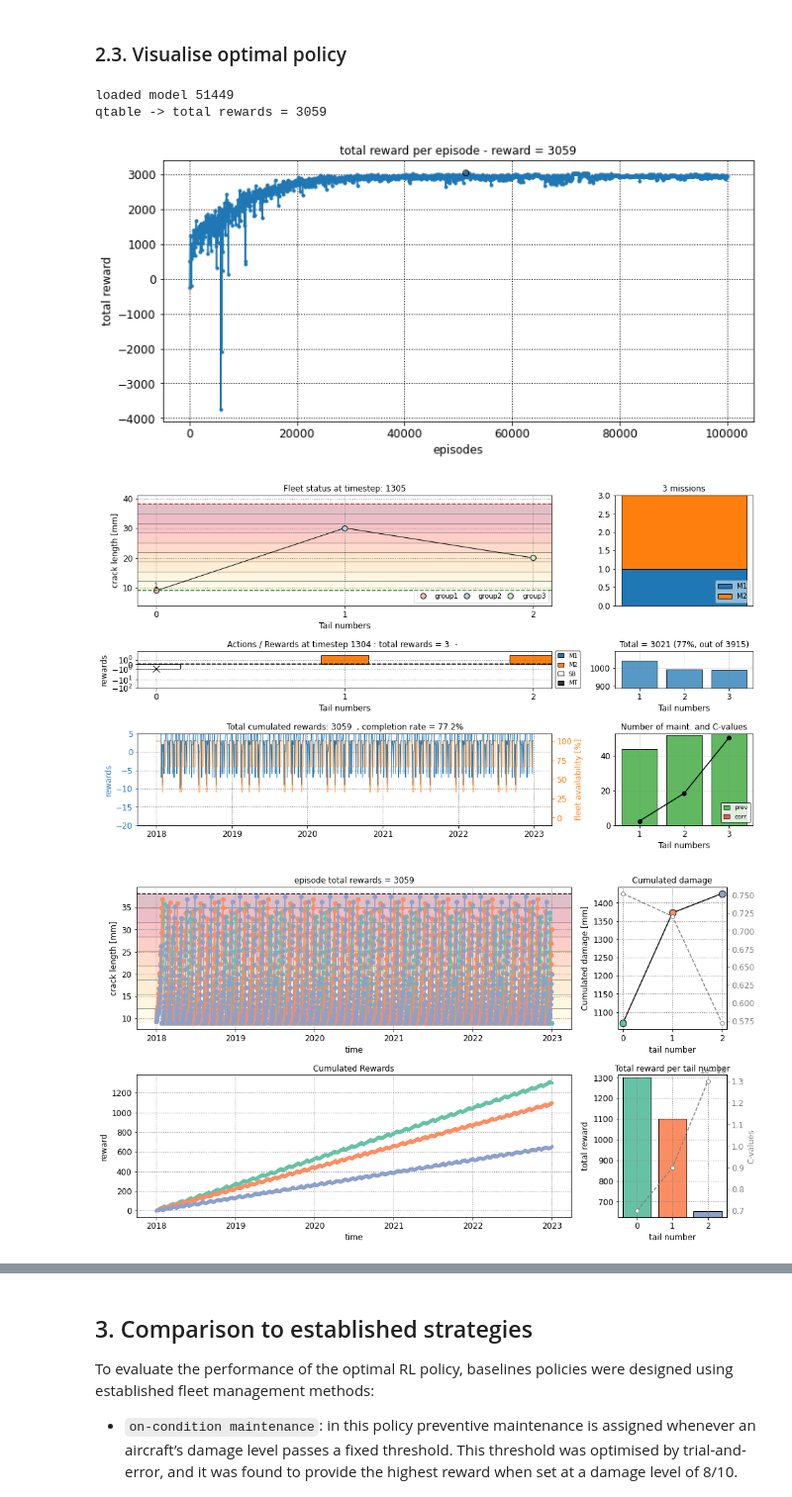
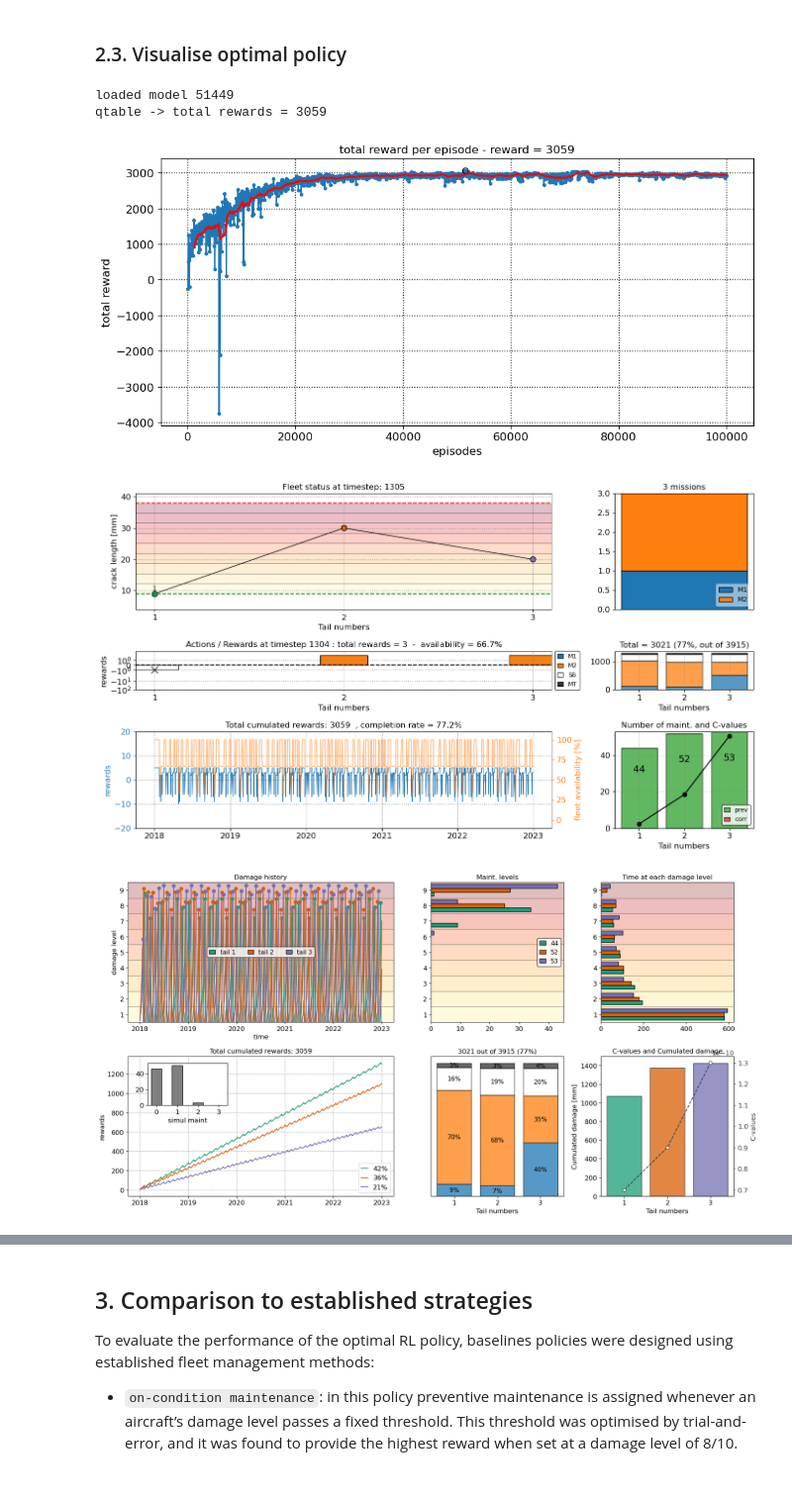
Before and after one commit to UNSW-MCM/RLfleet, a Jupyter notebook: fleet_optimisation_Qtable_3aircraft.ipynb, the cells around one changed output, grey strips where cells are left out. Shown at 99% size. Cells and saved outputs as stored; diff of their text form; code cells hidden in the pictures.

```diff
--- a/fleet_optimisation_Qtable_3aircraft.ipynb
+++ b/fleet_optimisation_Qtable_3aircraft.ipynb
@@ -313,73 +311,39 @@ with open(os.path.join(fp_models,'qtable_%d.pkl'%idx_model),'rb') as f:
     q_table = pickle.load(f)
 print('loaded model %d'%idx_model)
 
 # plot reward time-series
 n_end = int(n_episodes/step)
 fig,ax = plt.subplots(1,1,figsize=(10,5),tight_layout=True)
 ax.grid(which='major',ls=':',c='k',lw=1)
 indices = (np.arange(n_end)+1)*step-1
 reward_per_episode = reward_per_episode[:n_end]
 ax.plot(indices,reward_per_episode,'C0o-',ms=3)
 ax.set(title='total reward per episode - reward = %d'%(np.max(reward_per_episode)),
        xlabel='episodes',ylabel='total reward')
 ax.plot(idx_model,np.max(reward_per_episode),'ko',mfc='none')
+window = 25
+ma = np.convolve(reward_per_episode, np.ones(window), 'valid') / window
+ax.plot(indices[window-1:],ma,'r-',lw=2)
 fig.savefig(os.path.join(fp,'reward_per_episode.jpg'),dpi=200)
 
 # run one episode with optimal policy
 env.reset()
 damage_ts, reward_ts, qvals = opfleet.episode_qtable(q_table,env)
 print('qtable -> total rewards = %d'%np.nansum(reward_ts))
 # plot fleet status at last timestep
 fig = env.fleet_status()
 fig.savefig(os.path.join(fp,'status_final.jpg'))
 # plot time-series
-fig = opfleet.plot_damage_and_reward(damage_ts,reward_ts,env)
+fig = opfleet.plot_episode(damage_ts,reward_ts,env)
 fig.savefig(os.path.join(fp,'ts_final.jpg'))
 
 # visualise policy map (preferred action for each state)
 # plot Qval map
-colors = sns.color_palette('Paired',10)
-colors_actions = [colors[0],colors[1],colors[4],colors[5]]
-fig,ax = plt.subplots(3,9,figsize=(19,7.82),tight_layout=True,)
-combinations = ([0,1,2],[0,2,1],[1,2,0])
-states = np.arange(1,10)
-for k in range(len(combinations)):
-    for i,sss in enumerate(states):
-        ax[k,i].grid(which='major',ls=':',c='k',lw=1)
-        if i == 0:
-            ax[k,i].set(xlabel='tail #%d'%(combinations[k][0]+1),
-                        ylabel='tail #%d'%(combinations[k][1]+1),
-                        xticks=np.arange(1,env.dlevels),
-                        yticks=np.arange(1,env.dlevels))
-        ax[k,i].set(title='%d'%sss,xticks=[],yticks=[])
-        ax[k,i].axis('equal')
-        for s in states:
-            for ss in states:
-                state = np.zeros(3)
-                state[combinations[k][0]] = s
-                state[combinations[k][1]] = ss
-                state[combinations[k][2]] = sss
-                state = '[%d %d %d]'%(state[0],state[1],state[2])
-                if not state in q_table: continue
-                if np.all(np.isnan(q_table[state])): continue
-                best_action = np.nanargmax(q_table[state])
-                action_pair = env.possible_actions[best_action]
-                state_arr = np.fromstring(state[1:-1],dtype=int, sep=' ')
-                ax[k,i].plot(state_arr[combinations[k][0]],state_arr[combinations[k][1]],marker=11,
-                           color=colors_actions[action_pair[combinations[k][0]]],ms=10,mec='k')
-                ax[k,i].plot(state_arr[combinations[k][0]],state_arr[combinations[k][1]],marker=10,
-                           color=colors_actions[action_pair[combinations[k][1]]],ms=10,mec='k')
-
-handles = []
-for kk,key in enumerate(env.actions):
-    handles.append(mpatches.Patch(fc=colors_actions[kk],ec='k',label=key))
-ax[-1,-1].legend(handles=handles,loc='center left',fontsize=14,
-          handlelength=1,edgecolor='k',bbox_to_anchor=[1,0.5],
-          title='Actions')
-fig.savefig(os.path.join(fp,'policy_map.jpg'))
+figs = opfleet.plot_qvals3(q_table, env)
+for k,fig in enumerate(figs): fig.savefig(os.path.join(fp,'tail%d_policymap.jpg'%k),dpi=200)
 # %% [output]
 loaded model 51449
 qtable -> total rewards = 3059
-[figure, old version]
+[figure, new version]
-[figure, old version]
+[figure, new version]
-[figure, old version]
+[figure, new version]
```
Also changed, not shown: parts of 7 cells of this notebook, 3 other files.
